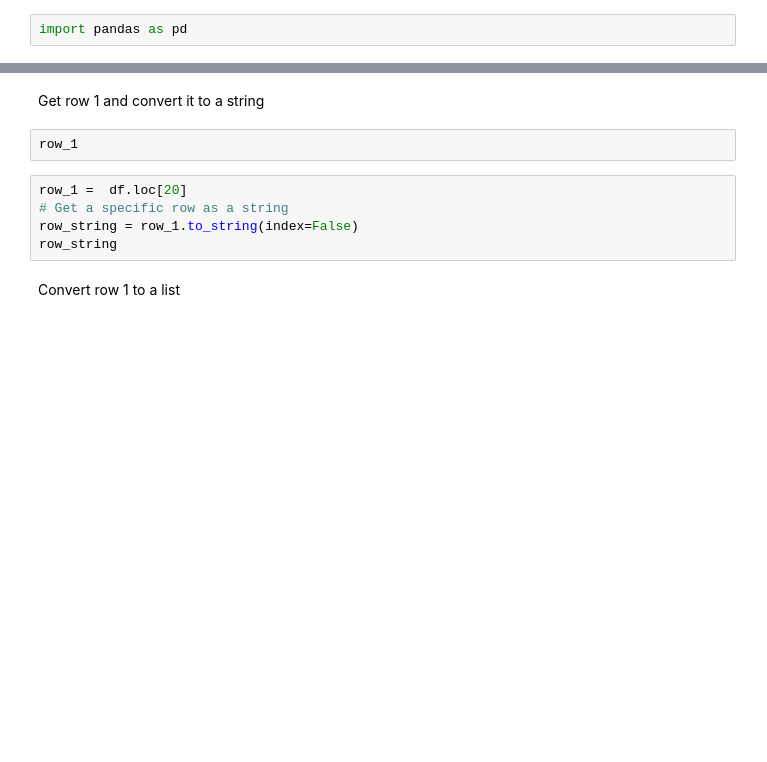
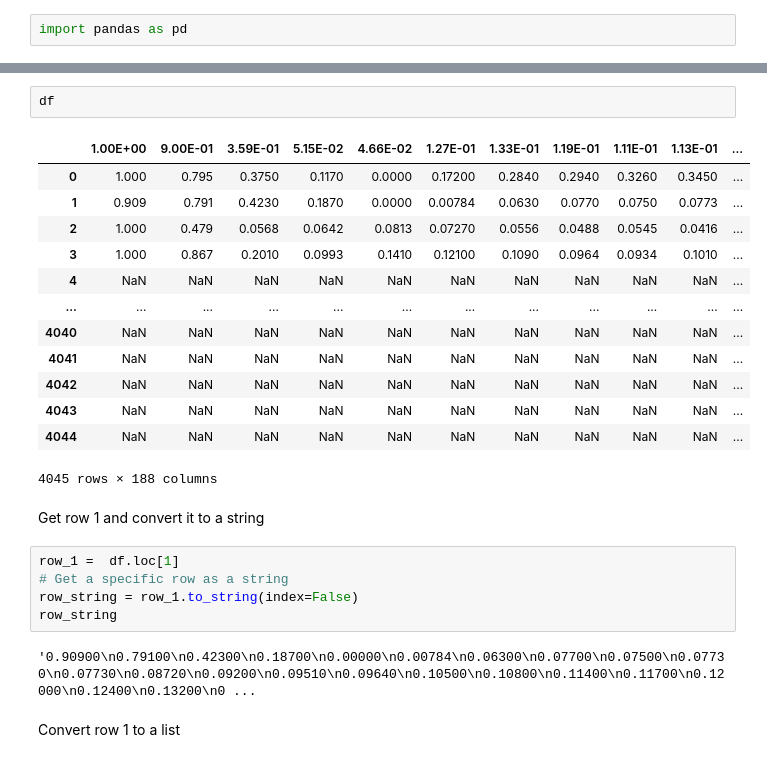
Before and after one commit to ifran-rahman/Federated-ECG, a Jupyter notebook: ECG_Processing_API/test.ipynb, the cells around one changed output, grey strips where cells are left out. Cells and saved outputs as stored; diff of their text form; blank space fills up the shorter version.

```diff
--- a/ECG_Processing_API/test.ipynb
+++ b/ECG_Processing_API/test.ipynb
@@ -7,12 +5,28 @@ FileNotFoundError: [Errno 2] No such file or directory: 'ptbdb_normal.csv'
+# %%
+df
+# %% [output]
+|  | 1.00E+00 | 9.00E-01 | 3.59E-01 | 5.15E-02 | 4.66E-02 | 1.27E-01 | 1.33E-01 | 1.19E-01 | 1.11E-01 | 1.13E-01 | ... |
+| 0 | 1.000 | 0.795 | 0.3750 | 0.1170 | 0.0000 | 0.17200 | 0.2840 | 0.2940 | 0.3260 | 0.3450 | ... |
+| 1 | 0.909 | 0.791 | 0.4230 | 0.1870 | 0.0000 | 0.00784 | 0.0630 | 0.0770 | 0.0750 | 0.0773 | ... |
+| 2 | 1.000 | 0.479 | 0.0568 | 0.0642 | 0.0813 | 0.07270 | 0.0556 | 0.0488 | 0.0545 | 0.0416 | ... |
+| 3 | 1.000 | 0.867 | 0.2010 | 0.0993 | 0.1410 | 0.12100 | 0.1090 | 0.0964 | 0.0934 | 0.1010 | ... |
+| 4 | NaN | NaN | NaN | NaN | NaN | NaN | NaN | NaN | NaN | NaN | ... |
+| ... | ... | ... | ... | ... | ... | ... | ... | ... | ... | ... | ... |
+| 4040 | NaN | NaN | NaN | NaN | NaN | NaN | NaN | NaN | NaN | NaN | ... |
+| 4041 | NaN | NaN | NaN | NaN | NaN | NaN | NaN | NaN | NaN | NaN | ... |
+| 4042 | NaN | NaN | NaN | NaN | NaN | NaN | NaN | NaN | NaN | NaN | ... |
+| 4043 | NaN | NaN | NaN | NaN | NaN | NaN | NaN | NaN | NaN | NaN | ... |
+| 4044 | NaN | NaN | NaN | NaN | NaN | NaN | NaN | NaN | NaN | NaN | ... |
+4045 rows × 188 columns
 # %% [markdown]
 Get row 1 and convert it to a string
-# %%
-row_1
 # %%
-row_1 =  df.loc[20]
+row_1 =  df.loc[1]
 # Get a specific row as a string
 row_string = row_1.to_string(index=False)
 row_string
+# %% [output]
+'0.90900\n0.79100\n0.42300\n0.18700\n0.00000\n0.00784\n0.06300\n0.07700\n0.07500\n0.07730\n0.07730\n0.08720\n0.09200\n0.09510\n0.09640\n0.10500\n0.10800\n0.11400\n0.11700\n0.12000\n0.12400\n0.13200\n0 ...
 # %% [markdown]
 Convert row 1 to a list
 # %%
```
Also changed, not shown: parts of 13 cells of this notebook, 1 other file.
